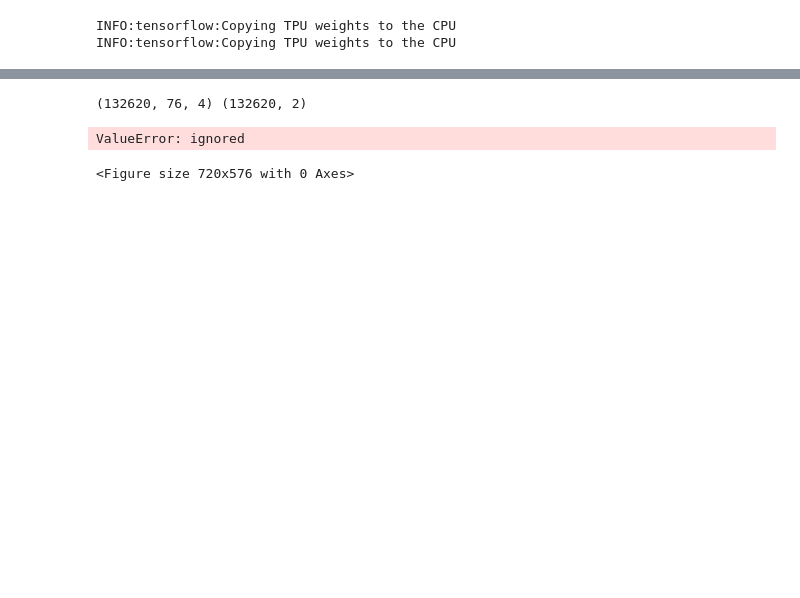
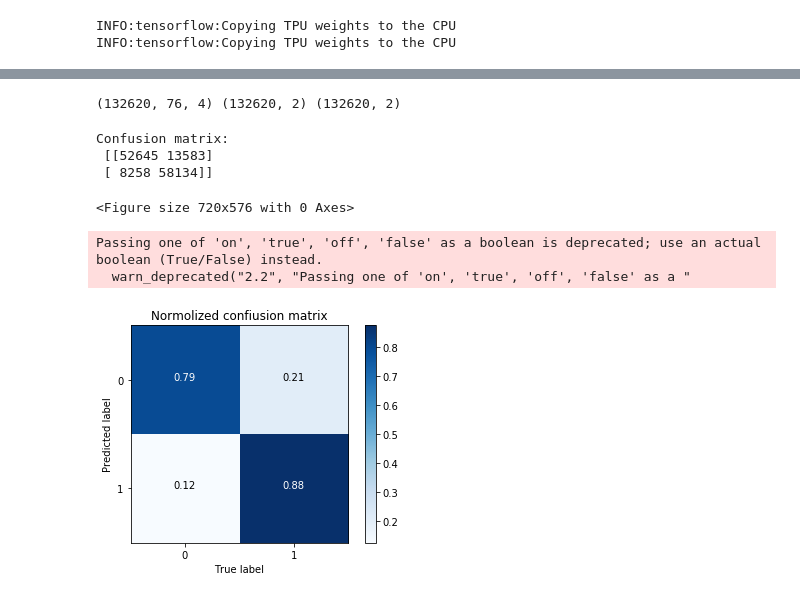
Before and after one commit to cappelchi/Ancient-DNA-with-GPU, a Jupyter notebook: Deep_Learning_on_Ancient_DNA.ipynb, the cells around one changed output, grey strips where cells are left out. Cells and saved outputs as stored; diff of their text form; code cells hidden in the pictures; blank space fills up the shorter version.

```diff
--- a/Deep_Learning_on_Ancient_DNA.ipynb
+++ b/Deep_Learning_on_Ancient_DNA.ipynb
@@ -402,7 +383,7 @@ def predict_tpu (x, batch_size = batch_size):
             predict = np.append(predict,tpu_model.predict(x[i * batch_size:(i + 1) * batch_size,:,:]), axis =0)
 
 
-    predict = np.append(predict,tpu_model.predict(x[-1024:,:,:])[- x.shape[0] % batch_size,:], axis = 0)
+    predict = np.append(predict, tpu_model.predict(x[-1024:,:,:])[- x.shape[0] % batch_size:,:], axis = 0)
     return predict
 # %%
 #tpu_model.load_weights('?.h5')
@@ -428,13 +405,33 @@ predict_DNA_argmax = np.argmax(predict_DNA, axis = 1)
 from sklearn.metrics import confusion_matrix
 import itertools
 # %%
-print(test_features.shape, test_labels.shape)
+print(test_features.shape, test_labels.shape, predict_DNA.shape)
 # %% [output]
-(132620, 76, 4) (132620, 2)
+(132620, 76, 4) (132620, 2) (132620, 2)
 # %%
 plt.figure(figsize = (10,8))
-cm = confusion_matrix(test_labels, predict_DNA_argmax)
+cm = confusion_matrix(np.argmax(test_labels, axis = 1), np.argmax(predict_DNA, axis = 1))
 print('Confusion matrix:\n', cm)
 # %% [output]
-ValueError: ignored
+Confusion matrix:
+ [[52645 13583]
+ [ 8258 58134]]
 <Figure size 720x576 with 0 Axes>
+# %%
+cm = cm.astype('float') / cm.sum(axis = 1)[:, np.newaxis]
+plt.imshow(cm, cmap = plt.cm.Blues)
+plt.title('Normolized confiusion matrix')
+plt.colorbar()
+plt.xlabel('True label')
+plt.ylabel('Predicted label')
+plt.xticks([0,1]);plt.yticks([0,1])
+plt.grid('off')
+for i,j in itertools.product(range(cm.shape[0]), range(cm.shape[1])):
+    plt.text(j,i, f'{np.round(cm[i,j], 2)}',
+    horizontalalignment = 'center',
+    color = 'white' if cm[i,j] > 0.5 else 'black')
+plt.show()
+# %% [output]
+Passing one of 'on', 'true', 'off', 'false' as a boolean is deprecated; use an actual boolean (True/False) instead.
+  warn_deprecated("2.2", "Passing one of 'on', 'true', 'off', 'false' as a "
+[figure, added]
```
Also changed, not shown: parts of 14 cells of this notebook.
